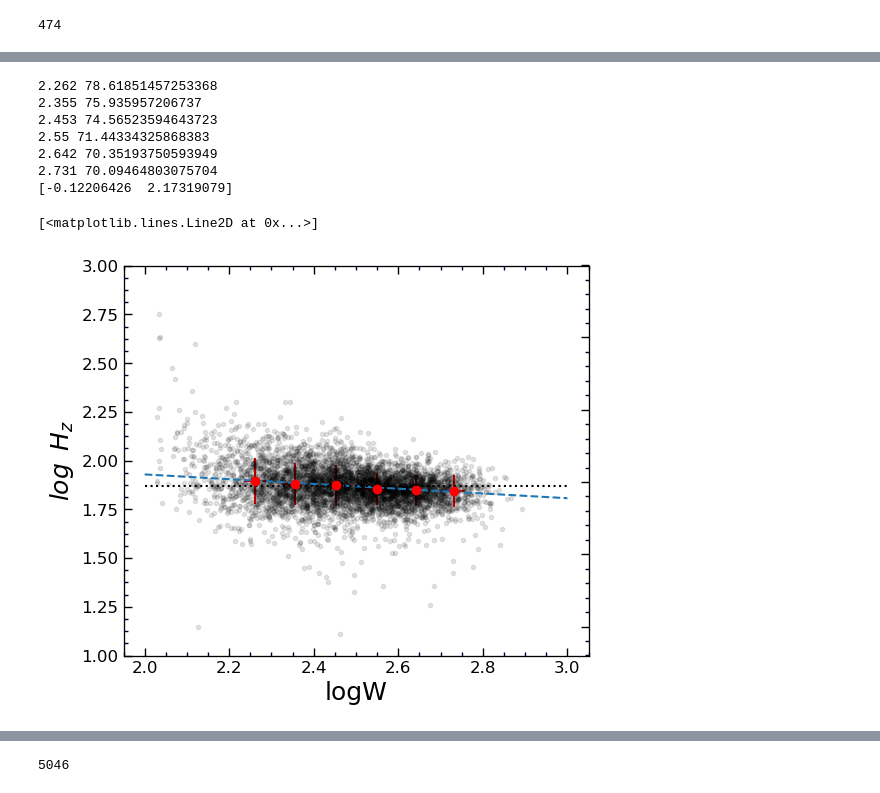
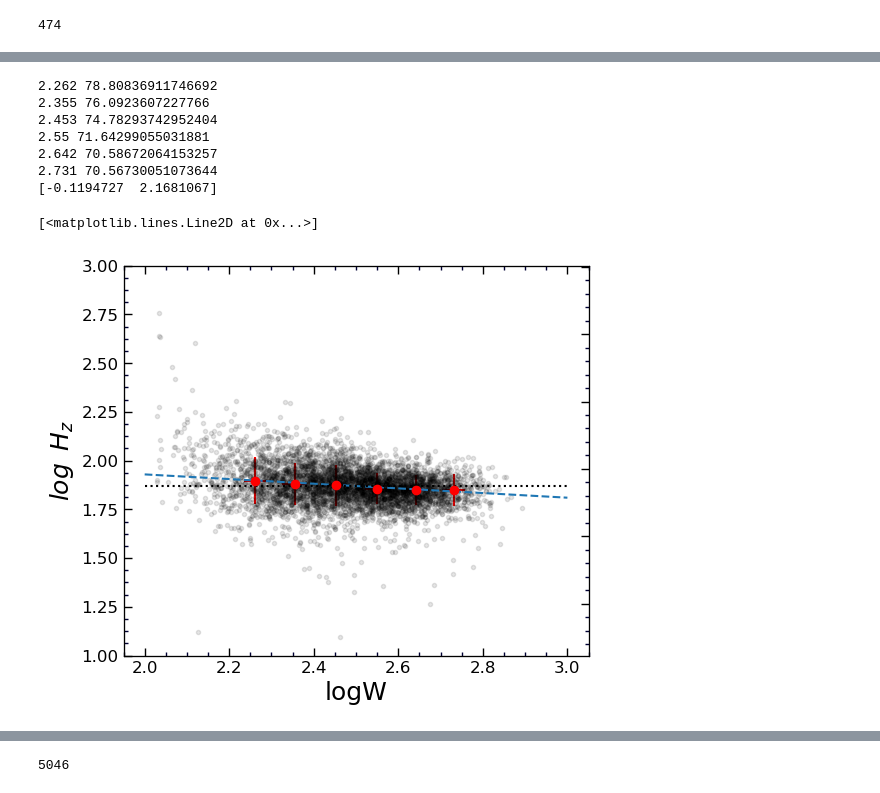
Before and after one commit to ekourkchi/TFcalibrators, a Jupyter notebook: Hubble_param-BandEvaluation.ipynb, the cells around one changed output, grey strips where cells are left out. Cells and saved outputs as stored; diff of their text form; code cells hidden in the pictures.

```diff
--- a/Hubble_param-BandEvaluation.ipynb
+++ b/Hubble_param-BandEvaluation.ipynb
@@ -714,42 +713,42 @@ for i in np.arange(2.2,2.8,0.1):
         xi = X[ii]
         if xi>=i and xi<i+0.1:
             xp.append(xi)
             yp.append(Y[ii])
     if len(xp)>0:
         ax.errorbar(np.median(xp), np.median(yp), yerr=np.std(yp), xerr=np.std(xp), fmt='o',
                     color='r', ms=6)
         print np.median(xp), 10**np.median(yp)
 
 ax.set_xlabel('logW', fontsize=18)
 ax.set_ylabel(r'$log\/\/\/ H_z$', fontsize=18)
 
 v = np.linspace(2,3,50)
 # c = np.polyfit(XL,YL, 1, w=1./np.asarray(YLe))
 c = np.polyfit(X[(X>2.2)&(X<2.8)],Y[(X>2.2)&(X<2.8)], 1, w=1./Ye[(X>2.2)&(X<2.8)])
 ax.plot(v,c[0]*v+c[1], '--')
 
 
 print c
 
 set_axes(ax, fontsize=12)
 
 #
-Y = Y - (c[0]*X+c[1])+ med
+# Y = Y - (c[0]*X+c[1])+ med
 #
 
 ax.set_ylim(1,3)
 
 ax.plot([2.0, 3.0],[med, med], ':', color= 'k')
 # %% [output]
-2.262 78.61851457253368
-2.355 75.935957206737
-2.453 74.56523594643723
-2.55 71.44334325868383
-2.642 70.35193750593949
-2.731 70.09464803075704
-[-0.12206426  2.17319079]
+2.262 78.80836911746692
+2.355 76.0923607227766
+2.453 74.78293742952404
+2.55 71.64299055031881
+2.642 70.58672064153257
+2.731 70.56730051073644
+[-0.1194727  2.1681067]
 [<matplotlib.lines.Line2D at 0x...>]
-[figure, old version]
+[figure, new version]
 # %%
 fig = py.figure(figsize=(5,5), dpi=100)
 fig.subplots_adjust(wspace=0, top=0.9, bottom=0.12, left=0.05, right=0.98)
```
Also changed, not shown: parts of 32 cells of this notebook, 2 other files.
